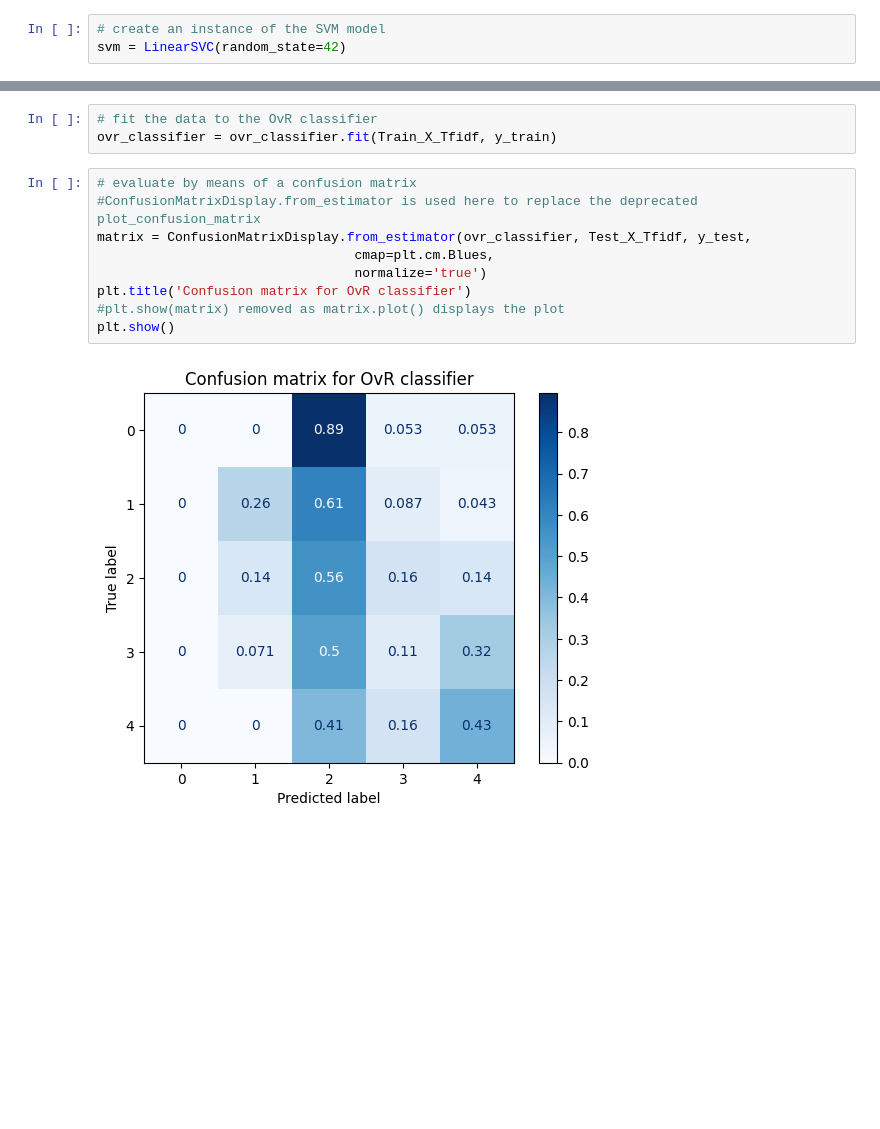
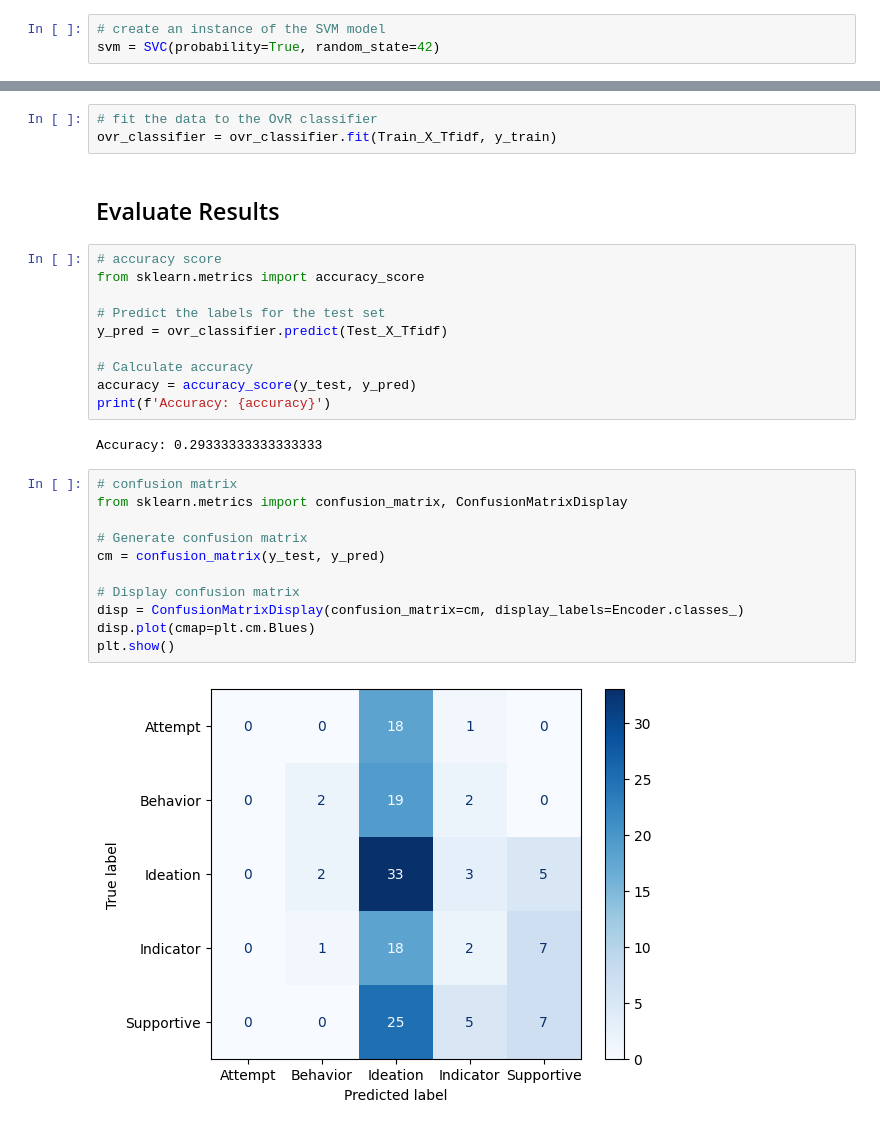
Before and after one commit to samservo09/thesis-svm-tele-triage, a Jupyter notebook: src/svm/svm-simulation.ipynb, the cells around one changed output, grey strips where cells are left out. Saved outputs shown, nothing was run; the diff lists cells and outputs as text; blank space fills up the shorter version.

Commit message:
added evaluation metrics for svm simulation

```diff
--- a/src/svm/svm-simulation.ipynb
+++ b/src/svm/svm-simulation.ipynb
@@ -147,21 +147,37 @@ from sklearn.metrics import ConfusionMatrixDisplay
 from mlxtend.plotting import plot_decision_regions
 # %%
 # create an instance of the SVM model
-svm = LinearSVC(random_state=42)
+svm = SVC(probability=True, random_state=42)
 # %%
 # make SVM an OvR classifier
 ovr_classifier = OneVsRestClassifier(svm)
 # %%
 # fit the data to the OvR classifier
 ovr_classifier = ovr_classifier.fit(Train_X_Tfidf, y_train)
-# %%
-# evaluate by means of a confusion matrix
-#ConfusionMatrixDisplay.from_estimator is used here to replace the deprecated plot_confusion_matrix
-matrix = ConfusionMatrixDisplay.from_estimator(ovr_classifier, Test_X_Tfidf, y_test,
-                                 cmap=plt.cm.Blues,
-                                 normalize='true')
-plt.title('Confusion matrix for OvR classifier')
-#plt.show(matrix) removed as matrix.plot() displays the plot
-plt.show()
-# %% [output]
-[figure, removed]
+# %% [markdown]
+## Evaluate Results
+# %%
+# accuracy score
+from sklearn.metrics import accuracy_score
+
+# Predict the labels for the test set
+y_pred = ovr_classifier.predict(Test_X_Tfidf)
+
+# Calculate accuracy
+accuracy = accuracy_score(y_test, y_pred)
+print(f'Accuracy: {accuracy}')
+# %% [output]
+Accuracy: 0.29333333333333333
+# %%
+# confusion matrix
+from sklearn.metrics import confusion_matrix, ConfusionMatrixDisplay
+
+# Generate confusion matrix
+cm = confusion_matrix(y_test, y_pred)
+
+# Display confusion matrix
+disp = ConfusionMatrixDisplay(confusion_matrix=cm, display_labels=Encoder.classes_)
+disp.plot(cmap=plt.cm.Blues)
+plt.show()
+# %% [output]
+[figure, added]
```
Also changed, not shown: parts of 5 cells of this notebook.
